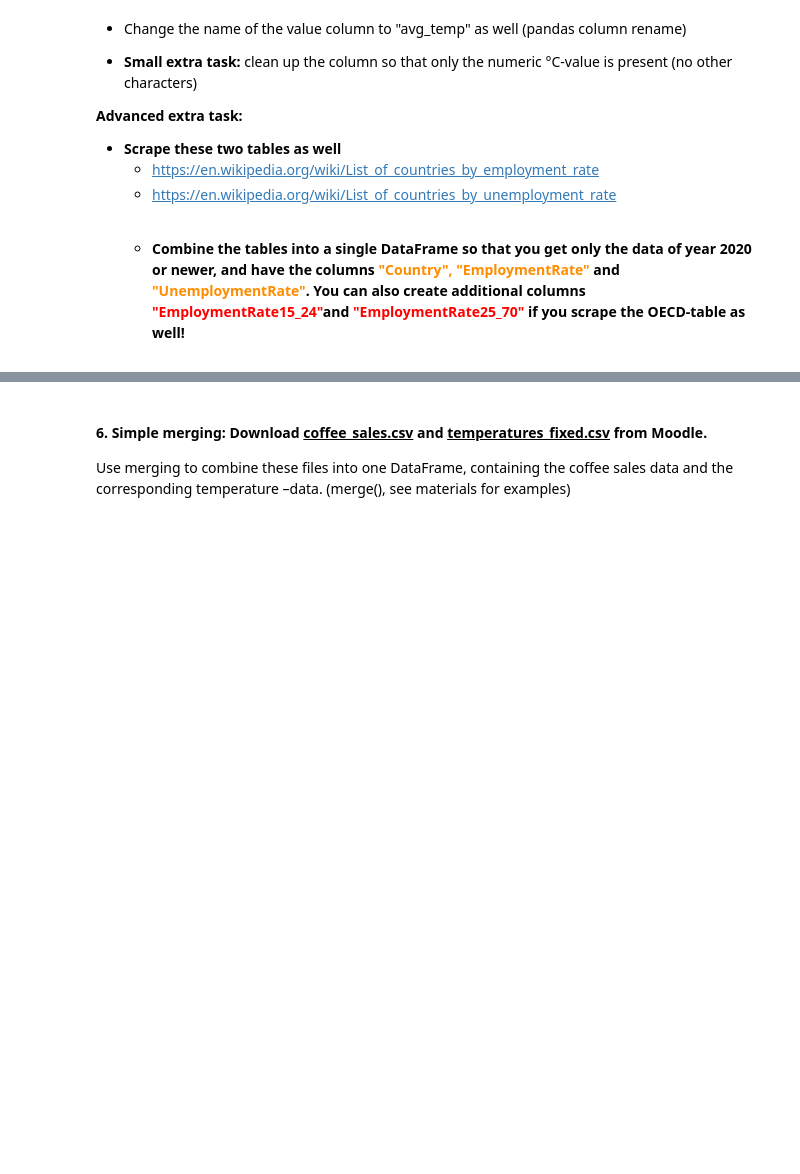
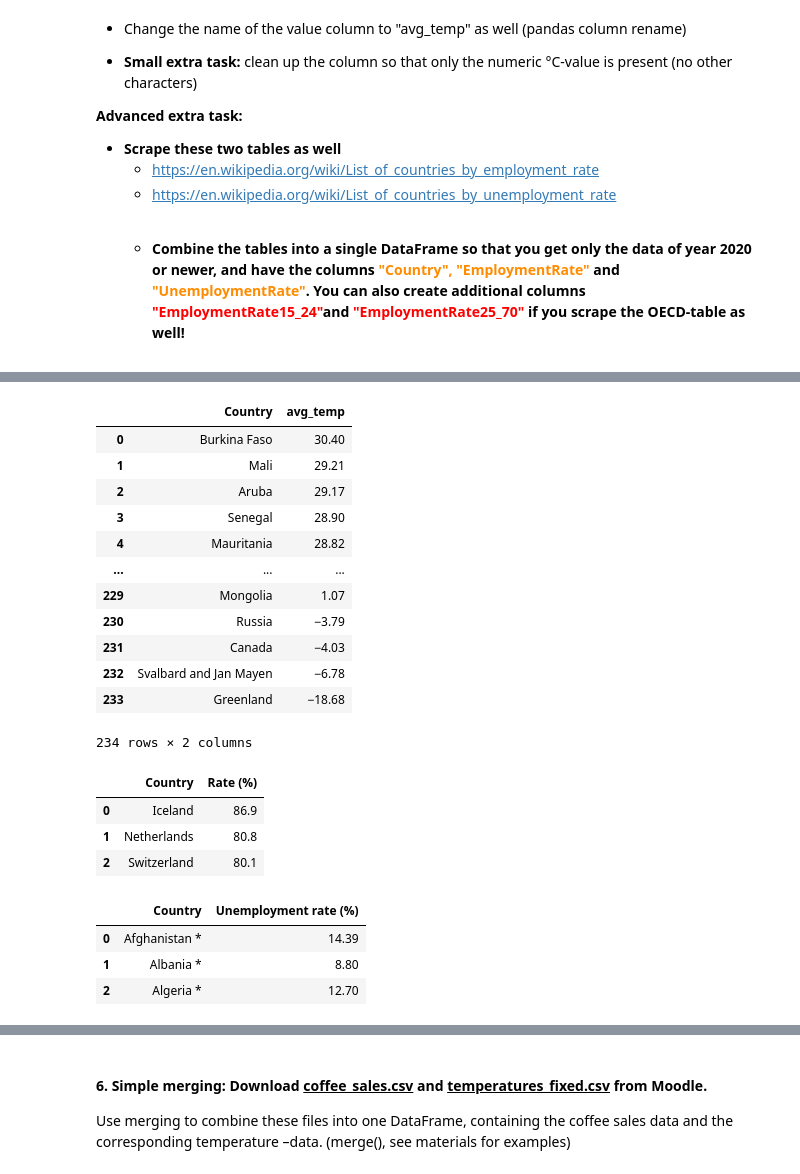
Before and after one commit to jehuhta/Intro_Data_Analytics_Huhta_Jeremy_Spring2025, a Jupyter notebook: Exercises_5_Importing/DataAnalyticsExerciseSet5.ipynb, the cells around one changed output, grey strips where cells are left out. Cells and saved outputs as stored; diff of their text form; code cells hidden in the pictures; blank space fills up the shorter version.

```diff
--- a/Exercises_5_Importing/DataAnalyticsExerciseSet5.ipynb
+++ b/Exercises_5_Importing/DataAnalyticsExerciseSet5.ipynb
@@ -166,3 +240,76 @@ numeric °C-value is present (no other characters)
 </ul>
 # %% [markdown]
 <img src="http://srv.plab.fi/~tuomasv/data_analytics_2023_images/exercise_set_5/ex55stocks.jpg" width="450" />
+# %%
+# Next, we'll define the URL.
+url = "https://en.wikipedia.org/wiki/List_of_countries_by_average_yearly_temperature"
+page = requests.get(url)
+
+# Turn the URL into a dataframe.
+data = pd.read_html(url)
+
+# Take the first table (the data we want)
+df = data[0]
+
+# Drop the first column
+df = df.drop('Unnamed: 0', axis=1)
+
+# Renaming the values column to 'avg_temp'
+df.rename(columns={'Temperature (°C)': 'avg_temp'}, inplace=True)
+# %%
+# SMALL EXTRA TASK
+# Function that splits the unwanted characters from the temperature
+def temperature_splitter(row):
+    row = row.split("°")[0]
+    return row
+
+# Applying the function
+df['avg_temp'] = df['avg_temp'].apply(temperature_splitter)
+df
+# %% [output]
+|  | Country | avg_temp |
+| 0 | Burkina Faso | 30.40 |
+| 1 | Mali | 29.21 |
+| 2 | Aruba | 29.17 |
+| 3 | Senegal | 28.90 |
+| 4 | Mauritania | 28.82 |
+| ... | ... | ... |
+| 229 | Mongolia | 1.07 |
+| 230 | Russia | −3.79 |
+| 231 | Canada | −4.03 |
+| 232 | Svalbard and Jan Mayen | −6.78 |
+| 233 | Greenland | −18.68 |
+234 rows × 2 columns
+# %%
+# EMPLOYMENT RATE TABLE
+url = "https://en.wikipedia.org/wiki/List_of_sovereign_states_by_employment_rate"
+page = requests.get(url)
+
+# Turn the URL into a dataframe.
+data = pd.read_html(url)
+
+# Take the first table (the data we want)
+df_employment = data[0]
+df_employment = df_employment.drop(['Ages', 'Year', 'Source'], axis=1)
+df_employment.head(3)
+# %% [output]
+|  | Country | Rate (%) |
+| 0 | Iceland | 86.9 |
+| 1 | Netherlands | 80.8 |
+| 2 | Switzerland | 80.1 |
+# %%
+# EMPLOYMENT RATE TABLE
+url = "https://en.wikipedia.org/wiki/List_of_countries_by_unemployment_rate"
+page = requests.get(url)
+
+# Turn the URL into a dataframe.
+data = pd.read_html(url)
+
+# Take the first table (the data we want)
+df_unemployment = data[0]
+df_unemployment = df_unemployment.drop(['Source/date of information'], axis=1)
+# %% [output]
+|  | Country | Unemployment rate (%) |
+| 0 | Afghanistan * | 14.39 |
+| 1 | Albania * | 8.80 |
+| 2 | Algeria * | 12.70 |
```
Also changed, not shown: parts of 11 cells of this notebook.
